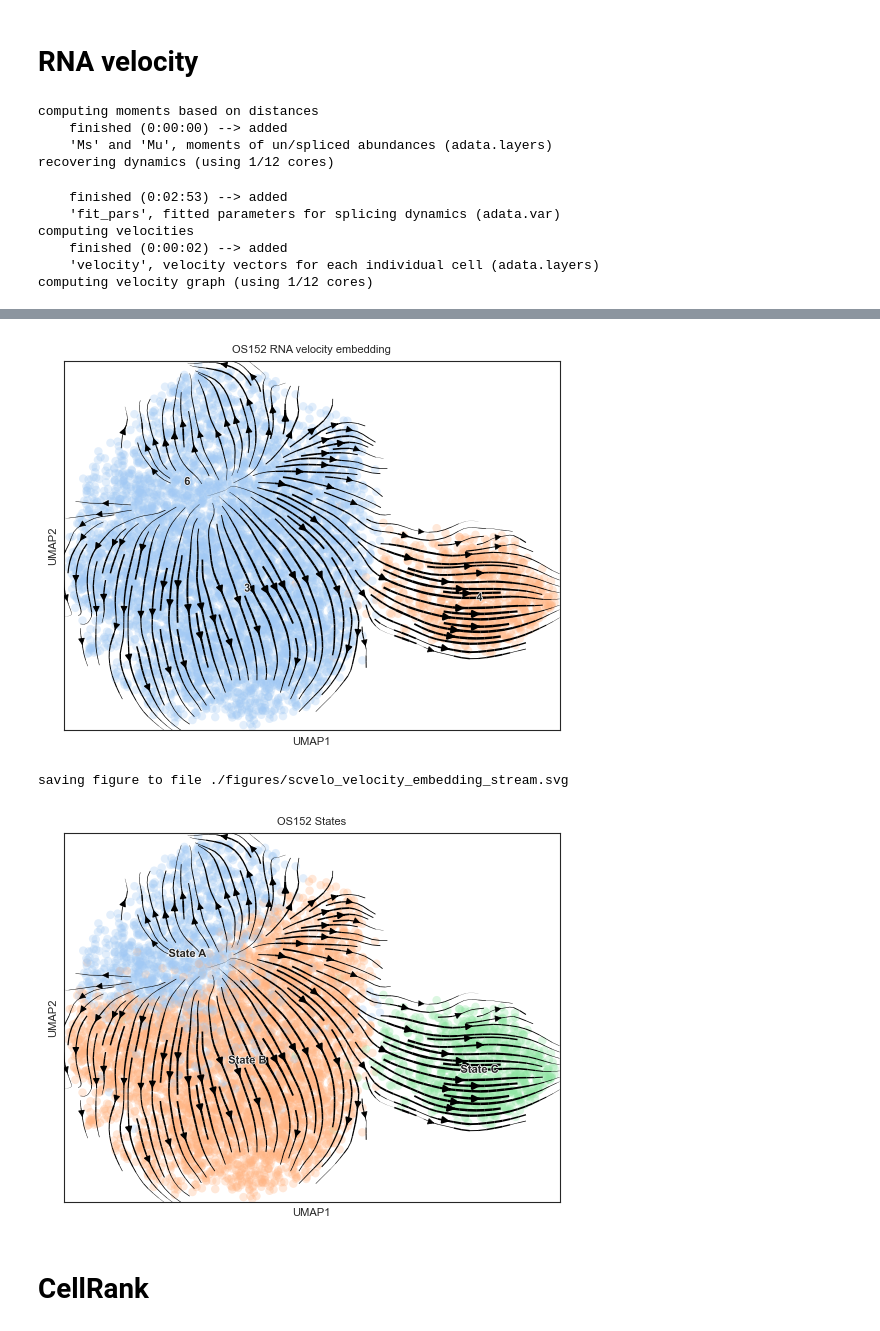
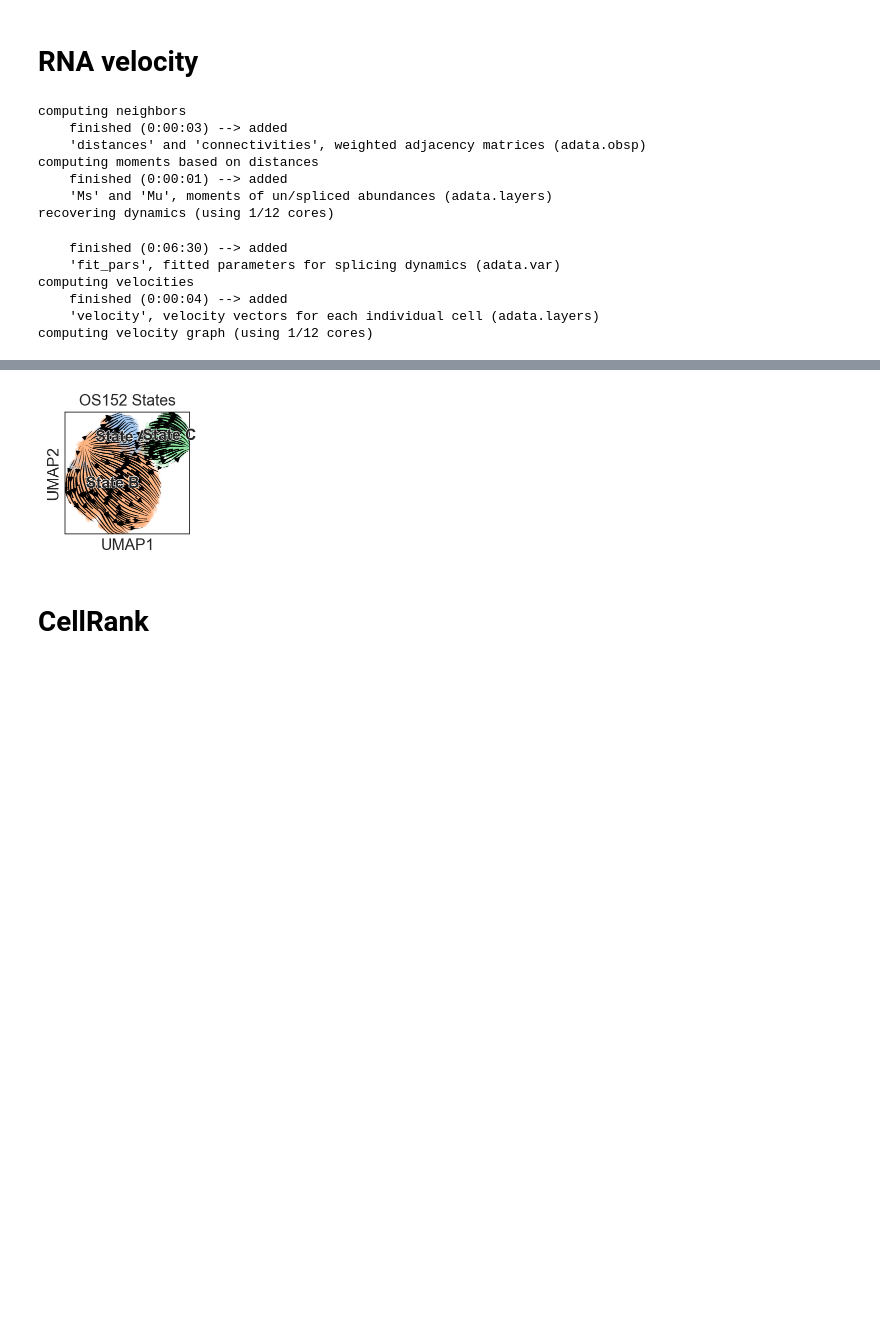
Before and after one commit to brendamelano/Reprogramming_Osteosarcoma, a Jupyter notebook: plain_scRNAseq_analysis/scvi_152.ipynb, the cells around one changed output, grey strips where cells are left out. Drawn from its saved outputs; the diff is of its cells as text; code cells hidden in the pictures; blank space fills up the shorter version.

```diff
--- a/plain_scRNAseq_analysis/scvi_152.ipynb
+++ b/plain_scRNAseq_analysis/scvi_152.ipynb
@@ -35,6 +35,8 @@ import os
 %matplotlib inline
 sc.settings.verbosity = 3
 np.random.seed(42)
-plt.rcParams.update({'font.size': 10})
+
+plt.rcParams.update({'font.size': 9})
+sc.set_figure_params(figsize=(2, 2), format = 'svg', dpi_save = 300)
 # %% [output]
 Global seed set to 0
@@ -936,14 +944,6 @@ sns.set_style('white')
 
 
 
-
-# Plot the stream with the discrete color legend
-scv.pl.velocity_embedding_stream(adata, basis='umap',
-                                 color='leiden',
-                                 palette=colors,
-                                 title = 'OS152 RNA velocity embedding',
-                                 frameon = True)
-
 # Plot the stream with the discrete color legend
 scv.pl.velocity_embedding_stream(adata,
                                  basis='umap',
@@ -952,15 +952,18 @@ scv.pl.velocity_embedding_stream(adata,
                                  palette=colors,
                                  title='OS152 States',
                                  frameon=True,
-                                 save='velocity_embedding_stream.svg')
+                                 save='OS152_plain_velocity_embedding.svg')
 # %% [output]
+computing neighbors
+    finished (0:00:03) --> added
+    'distances' and 'connectivities', weighted adjacency matrices (adata.obsp)
 computing moments based on distances
-    finished (0:00:00) --> added
+    finished (0:00:01) --> added
     'Ms' and 'Mu', moments of un/spliced abundances (adata.layers)
 recovering dynamics (using 1/12 cores)
-    finished (0:02:53) --> added
+    finished (0:06:30) --> added
     'fit_pars', fitted parameters for splicing dynamics (adata.var)
 computing velocities
-    finished (0:00:02) --> added
+    finished (0:00:04) --> added
     'velocity', velocity vectors for each individual cell (adata.layers)
 computing velocity graph (using 1/12 cores)
@@ -973,6 +976,4 @@ WARNING: Length of palette colors is smaller than the number of categories (pale
-[figure, old version]
+[figure, new version]
-saving figure to file ./figures/scvelo_velocity_embedding_stream.svg
-[figure, removed]
 # %% [markdown]
 # CellRank
 # %%
```
Also changed, not shown: parts of 16 cells of this notebook, 5 other files.
